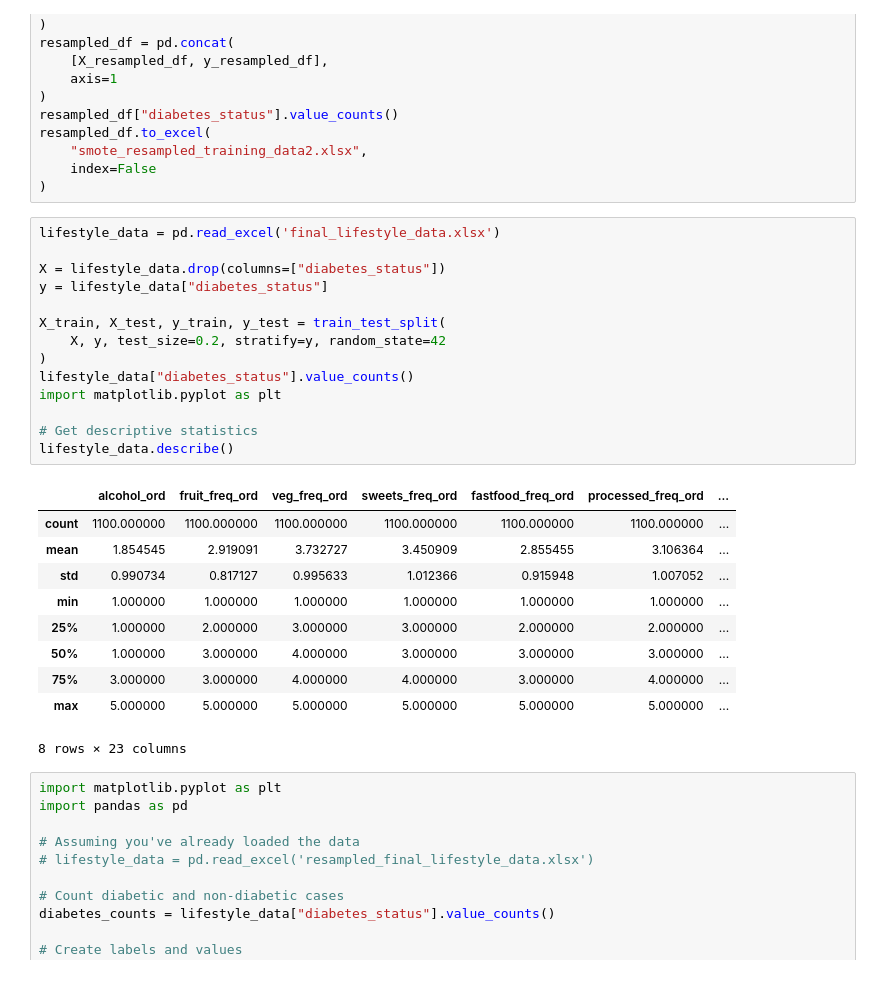
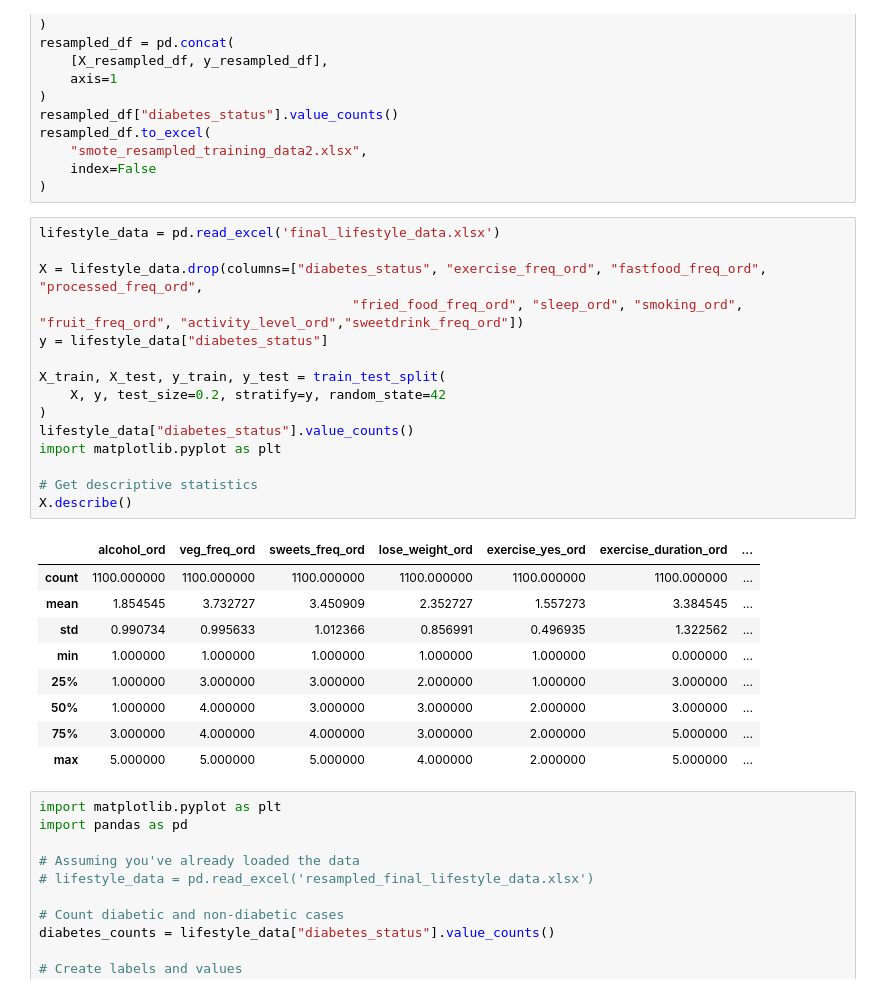
Before and after one commit to Jarmen24/thesis_diabetes, a Jupyter notebook: lifestyle+model.ipynb, the cells around one changed output. Saved outputs shown, nothing was run; the diff lists cells and outputs as text.

```diff
--- a/lifestyle+model.ipynb
+++ b/lifestyle+model.ipynb
@@ -179,28 +179,28 @@ resampled_df.to_excel(
 # %%
 lifestyle_data = pd.read_excel('final_lifestyle_data.xlsx')
 
-X = lifestyle_data.drop(columns=["diabetes_status"])
+X = lifestyle_data.drop(columns=["diabetes_status", "exercise_freq_ord", "fastfood_freq_ord", "processed_freq_ord",
+                                        "fried_food_freq_ord", "sleep_ord", "smoking_ord", "fruit_freq_ord", "activity_level_ord","sweetdrink_freq_ord"])
 y = lifestyle_data["diabetes_status"]
 
 X_train, X_test, y_train, y_test = train_test_split(
     X, y, test_size=0.2, stratify=y, random_state=42
 )
 lifestyle_data["diabetes_status"].value_counts()
 import matplotlib.pyplot as plt
 
 # Get descriptive statistics
-lifestyle_data.describe()
+X.describe()
 # %% [output]
-|  | alcohol_ord | fruit_freq_ord | veg_freq_ord | sweets_freq_ord | fastfood_freq_ord | processed_freq_ord | ... |
+|  | alcohol_ord | veg_freq_ord | sweets_freq_ord | lose_weight_ord | exercise_yes_ord | exercise_duration_ord | ... |
 | count | 1100.000000 | 1100.000000 | 1100.000000 | 1100.000000 | 1100.000000 | 1100.000000 | ... |
-| mean | 1.854545 | 2.919091 | 3.732727 | 3.450909 | 2.855455 | 3.106364 | ... |
-| std | 0.990734 | 0.817127 | 0.995633 | 1.012366 | 0.915948 | 1.007052 | ... |
-| min | 1.000000 | 1.000000 | 1.000000 | 1.000000 | 1.000000 | 1.000000 | ... |
-| 25% | 1.000000 | 2.000000 | 3.000000 | 3.000000 | 2.000000 | 2.000000 | ... |
-| 50% | 1.000000 | 3.000000 | 4.000000 | 3.000000 | 3.000000 | 3.000000 | ... |
-| 75% | 3.000000 | 3.000000 | 4.000000 | 4.000000 | 3.000000 | 4.000000 | ... |
-| max | 5.000000 | 5.000000 | 5.000000 | 5.000000 | 5.000000 | 5.000000 | ... |
+| mean | 1.854545 | 3.732727 | 3.450909 | 2.352727 | 1.557273 | 3.384545 | ... |
+| std | 0.990734 | 0.995633 | 1.012366 | 0.856991 | 0.496935 | 1.322562 | ... |
+| min | 1.000000 | 1.000000 | 1.000000 | 1.000000 | 1.000000 | 0.000000 | ... |
+| 25% | 1.000000 | 3.000000 | 3.000000 | 2.000000 | 1.000000 | 3.000000 | ... |
+| 50% | 1.000000 | 4.000000 | 3.000000 | 3.000000 | 2.000000 | 3.000000 | ... |
+| 75% | 3.000000 | 4.000000 | 4.000000 | 3.000000 | 2.000000 | 5.000000 | ... |
+| max | 5.000000 | 5.000000 | 5.000000 | 4.000000 | 2.000000 | 5.000000 | ... |
-8 rows × 23 columns
 # %%
 import matplotlib.pyplot as plt
 import pandas as pd
```
Also changed, not shown: parts of 5 cells of this notebook, 3 other files.
